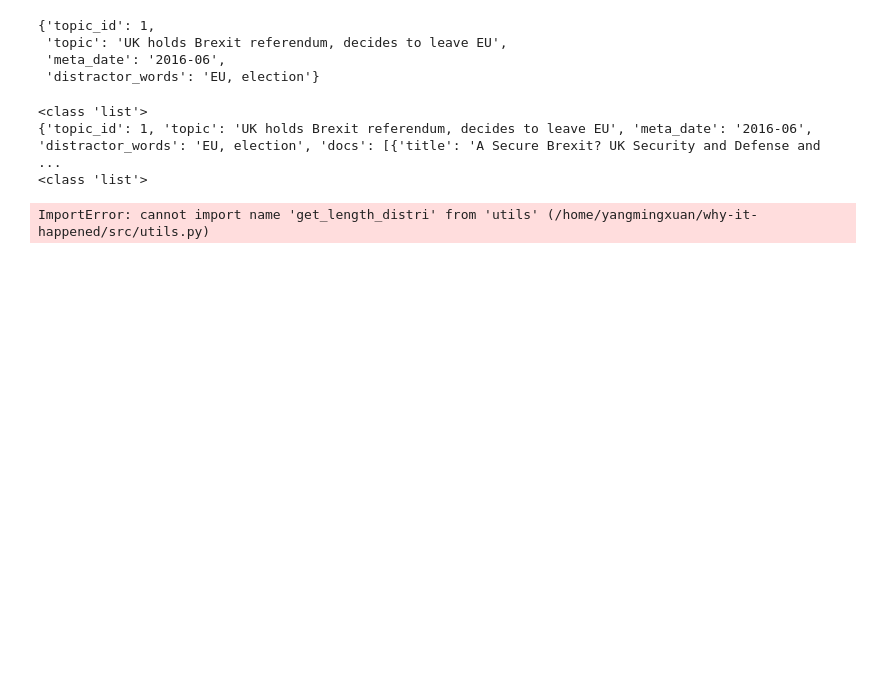
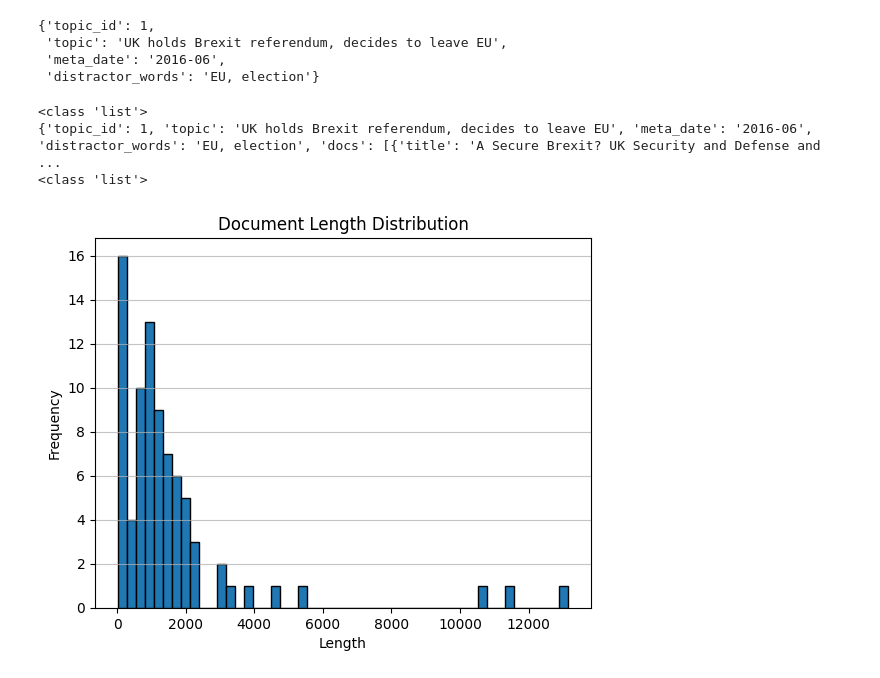
Before and after one commit to Sooo66/why-it-happened, a Jupyter notebook: src/a.ipynb, the cells around one changed output. Saved outputs shown, nothing was run; the diff lists cells and outputs as text; code cells hidden in the pictures; blank space fills up the shorter version.

```diff
--- a/src/a.ipynb
+++ b/src/a.ipynb
@@ -26,17 +26,19 @@ write_file(data, "../data/docs_with_uuid.json")
 # 分布图
 from matplotlib import pyplot as plt
 from typing import List
-def plot_distribution(data: List[int], title: str = "Distribution", xlabel: str = "Value", ylabel: str = "Frequency"):
-    plt.hist(data, bins=30, edgecolor='black')
+def plot_distribution(data: List[int], title: str = "Distribution", xlabel: str = "Value", ylabel: str = "Frequency", bins: int = 30):
+    plt.hist(data, bins=bins, edgecolor='black')
     plt.title(title)
     plt.xlabel(xlabel)
     plt.ylabel(ylabel)
     plt.grid(axis='y', alpha=0.75)
     plt.show()
 # %%
-from utils import  get_length_distri
+from utils import  get_length_distri, read_file, write_file
+import os
+os.environ['NLTK_DATA'] = '/home/yangmingxuan/nltk_data'
 data = read_file("../data/raw_docs.json")
 lengths = get_length_distri(data, "docs")
-plot_distribution(lengths, title="Document Length Distribution", xlabel="Length", ylabel="Frequency")
+plot_distribution(lengths, title="Document Length Distribution", xlabel="Length", ylabel="Frequency", bins=50)
 # %% [output]
-ImportError: cannot import name 'get_length_distri' from 'utils' (/home/yangmingxuan/why-it-happened/src/utils.py)
+[figure, added]
```
Also changed, not shown: parts of 9 cells of this notebook, 14 other files.
